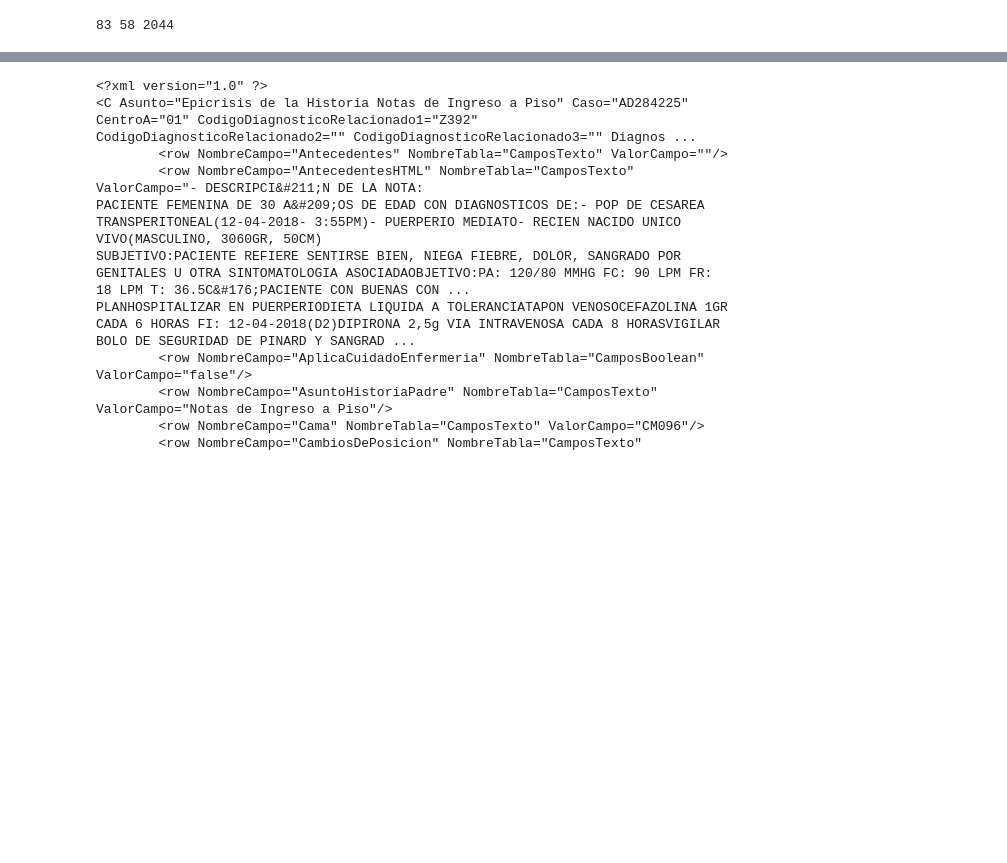
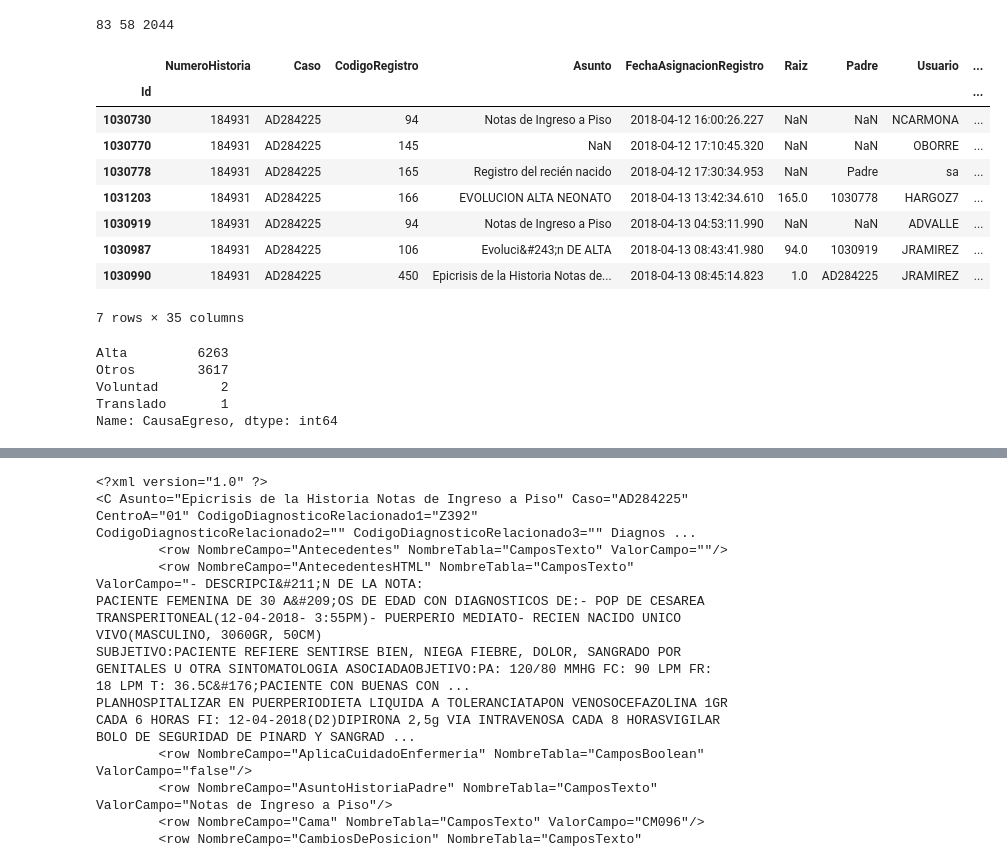
Before and after one commit to gbernardino/toolsCMRC, a Jupyter notebook: databaseTransformer.ipynb, the cells around one changed output, grey strips where cells are left out. Cells and saved outputs as stored; diff of their text form; code cells hidden in the pictures; blank space fills up the shorter version.

```diff
--- a/databaseTransformer.ipynb
+++ b/databaseTransformer.ipynb
@@ -240,3 +396,24 @@ for c, p in processedDatasets.items():
 print(len(noIngreso), len(noDischarge), len(processedDatasets))
 # %% [output]
 83 58 2044
+# %%
+registrosByCaso.get_group(c)
+# %% [output]
+|  | NumeroHistoria | Caso | CodigoRegistro | Asunto | FechaAsignacionRegistro | Raiz | Padre | Usuario | ... |
+| Id |  |  |  |  |  |  |  |  | ... |
+| 1030730 | 184931 | AD284225 | 94 | Notas de Ingreso a Piso | 2018-04-12 16:00:26.227 | NaN | NaN | NCARMONA | ... |
+| 1030770 | 184931 | AD284225 | 145 | NaN | 2018-04-12 17:10:45.320 | NaN | NaN | OBORRE | ... |
+| 1030778 | 184931 | AD284225 | 165 | Registro del recién nacido | 2018-04-12 17:30:34.953 | NaN | Padre | sa | ... |
+| 1031203 | 184931 | AD284225 | 166 | EVOLUCION ALTA NEONATO | 2018-04-13 13:42:34.610 | 165.0 | 1030778 | HARGOZ7 | ... |
+| 1030919 | 184931 | AD284225 | 94 | Notas de Ingreso a Piso | 2018-04-13 04:53:11.990 | NaN | NaN | ADVALLE | ... |
+| 1030987 | 184931 | AD284225 | 106 | Evoluci&#243;n DE ALTA | 2018-04-13 08:43:41.980 | 94.0 | 1030919 | JRAMIREZ | ... |
+| 1030990 | 184931 | AD284225 | 450 | Epicrisis de la Historia Notas de... | 2018-04-13 08:45:14.823 | 1.0 | AD284225 | JRAMIREZ | ... |
+7 rows × 35 columns
+# %%
+casos.CausaEgreso.value_counts()
+# %% [output]
+Alta         6263
+Otros        3617
+Voluntad        2
+Translado       1
+Name: CausaEgreso, dtype: int64
```
Also changed, not shown: parts of 26 cells of this notebook, 3 other files.
